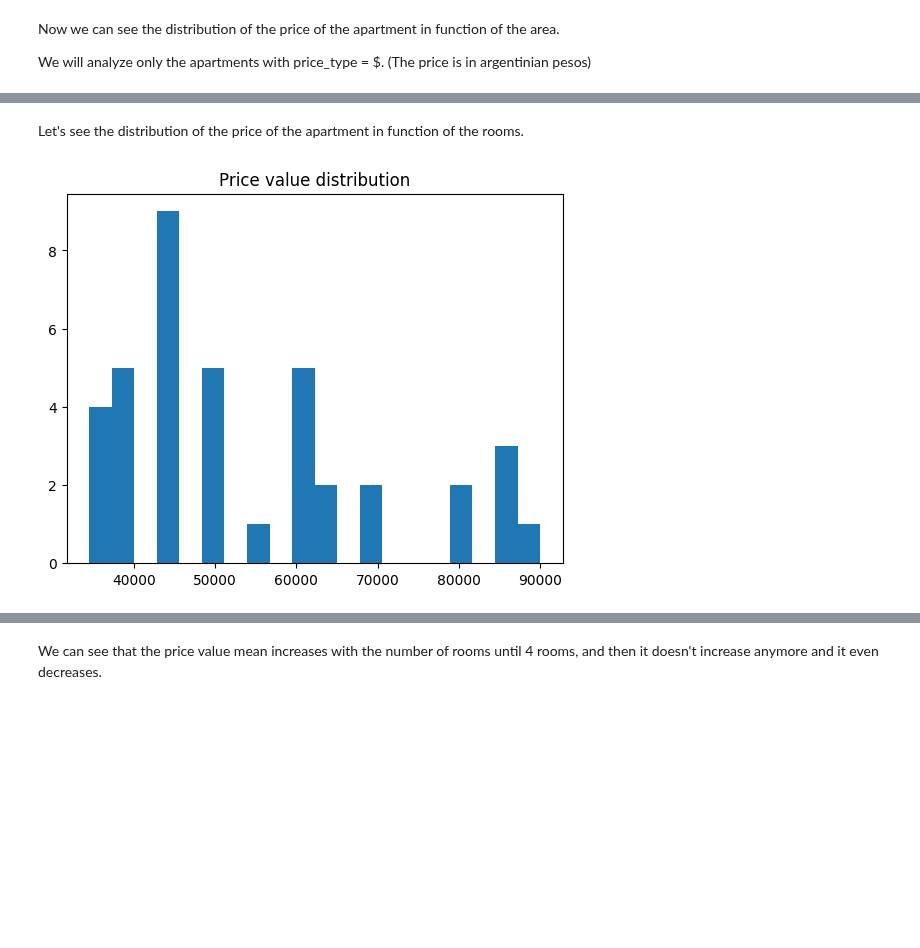
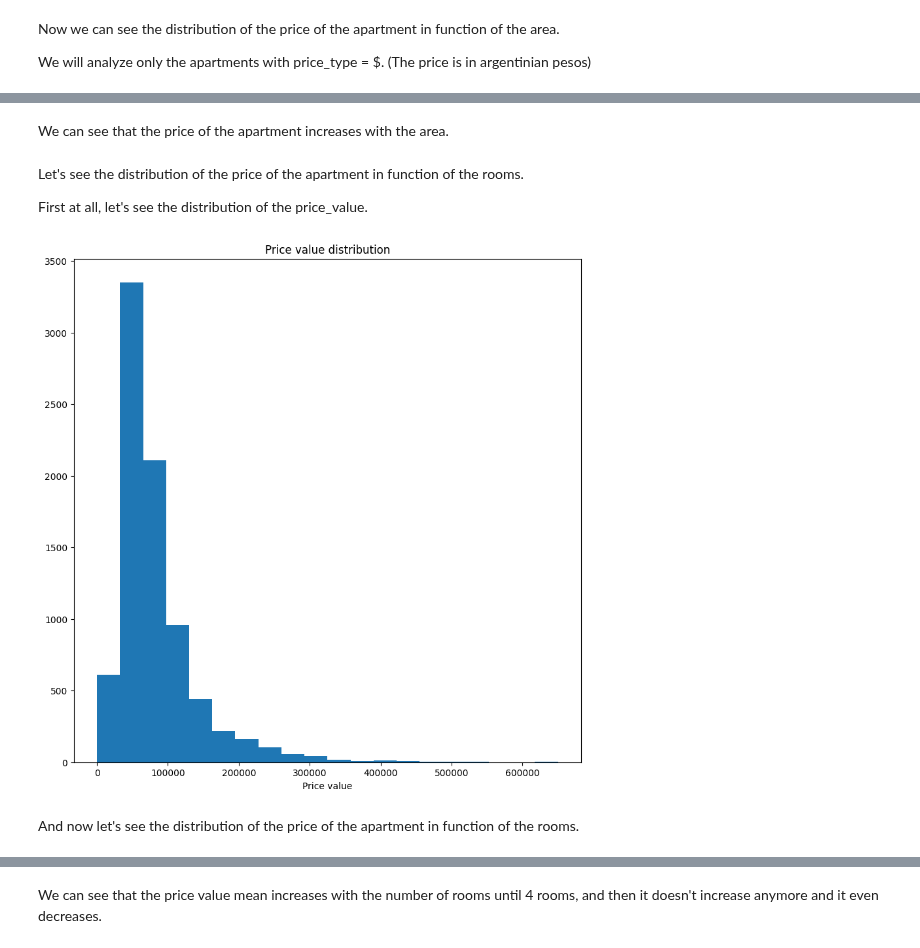
Before and after one commit to Sotrosca/zona-prop-scraper, a Jupyter notebook: analysis/exploratory-analysis.ipynb, the cells around one changed output, grey strips where cells are left out. Cells and saved outputs as stored; diff of their text form; code cells hidden in the pictures; blank space fills up the shorter version.

```diff
--- a/analysis/exploratory-analysis.ipynb
+++ b/analysis/exploratory-analysis.ipynb
@@ -148,9 +160,17 @@ plt.show()
+# %% [markdown]
+We can see that the price of the apartment increases with the area.
+# %% [markdown]
+Let's see the distribution of the price of the apartment in function of the rooms.
+
+First at all, let's see the distribution of the price_value.
+# %%
+plt.figure(figsize=(10, 10))
+plt.hist(df_pesos_data['price_value'], bins=20)
+plt.title('Price value distribution')
+plt.xlabel('Price value')
+plt.show()
+# %% [output]
+[figure, added]
 # %% [markdown]
-Let's see the distribution of the price of the apartment in function of the rooms.
+And now let's see the distribution of the price of the apartment in function of the rooms.
-# %%
-plt.hist(df_pesos_data['price_value'], bins=20)
-plt.title('Price value distribution')
-plt.show()
-# %% [output]
-[figure, removed]
 # %%
```
Also changed, not shown: parts of 63 cells of this notebook.
